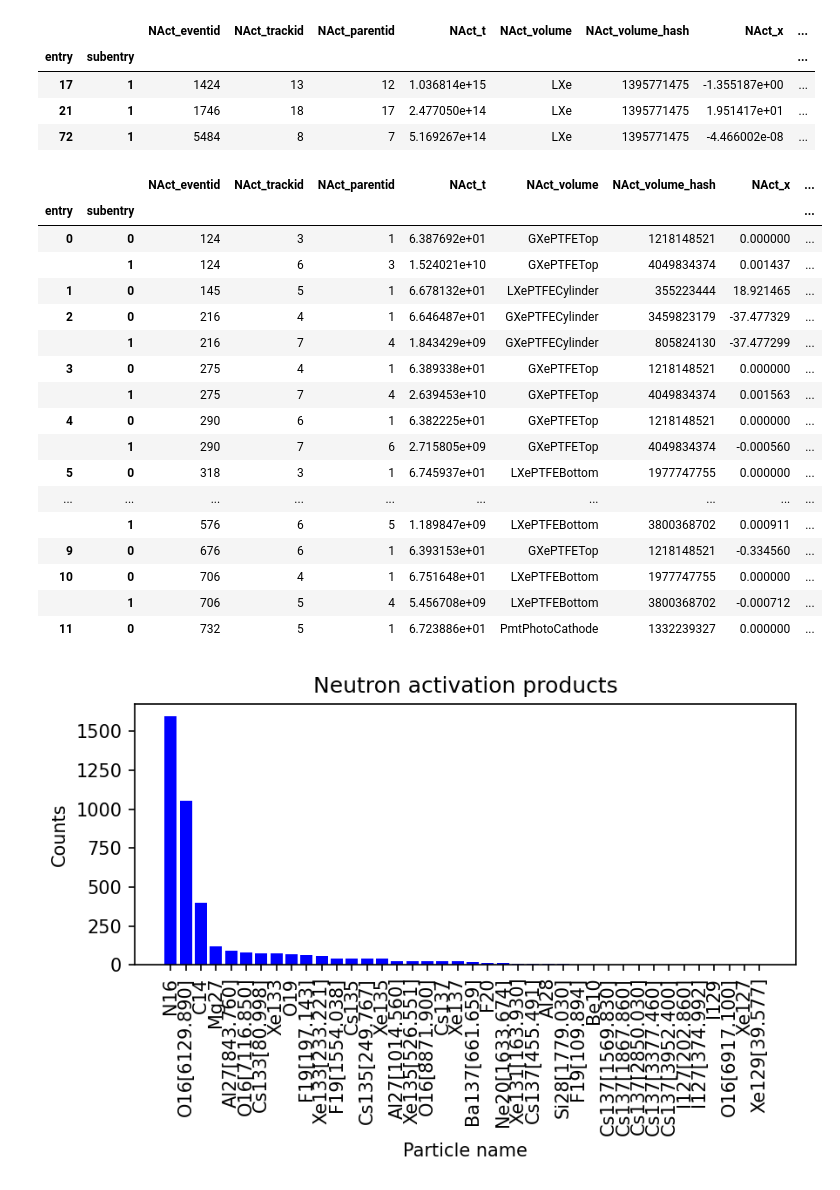
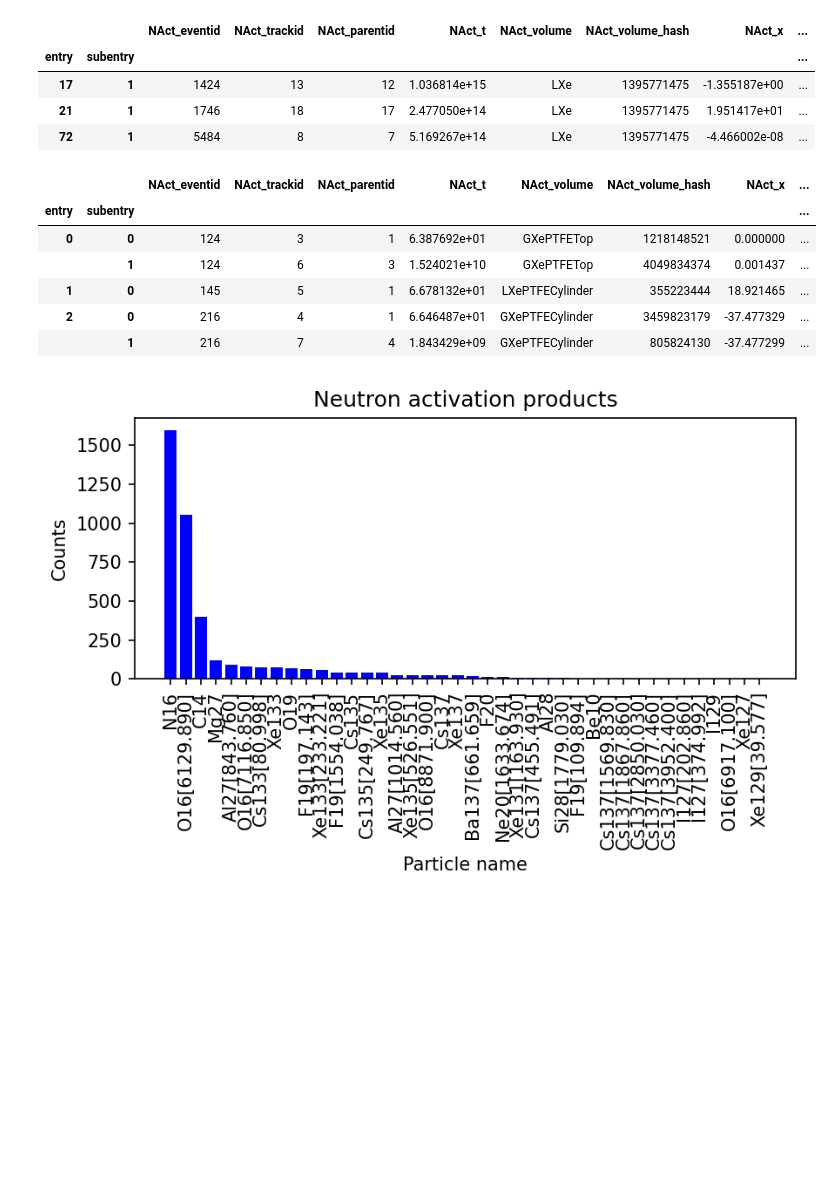
Before and after one commit to B-Koberg/XeSim, a Jupyter notebook: notebooks/Example_analysis.ipynb, the cells around one changed output. Saved outputs shown, nothing was run; the diff lists cells and outputs as text; code cells hidden in the pictures; blank space fills up the shorter version.

```diff
--- a/notebooks/Example_analysis.ipynb
+++ b/notebooks/Example_analysis.ipynb
@@ -329,26 +329,15 @@ Found 76 Xe133 events in the neutron activation data.
 | 21 | 1 | 1746 | 18 | 17 | 2.477050e+14 | LXe | 1395771475 | 1.951417e+01 | ... |
 | 72 | 1 | 5484 | 8 | 7 | 5.169267e+14 | LXe | 1395771475 | -4.466002e-08 | ... |
 # %%
-df_perNeutron.head(20)
+df_perNeutron.head(5)
 # %% [output]
 |  |  | NAct_eventid | NAct_trackid | NAct_parentid | NAct_t | NAct_volume | NAct_volume_hash | NAct_x | ... |
 | entry | subentry |  |  |  |  |  |  |  | ... |
 | 0 | 0 | 124 | 3 | 1 | 6.387692e+01 | GXePTFETop | 1218148521 | 0.000000 | ... |
 |  | 1 | 124 | 6 | 3 | 1.524021e+10 | GXePTFETop | 4049834374 | 0.001437 | ... |
 | 1 | 0 | 145 | 5 | 1 | 6.678132e+01 | LXePTFECylinder | 355223444 | 18.921465 | ... |
 | 2 | 0 | 216 | 4 | 1 | 6.646487e+01 | GXePTFECylinder | 3459823179 | -37.477329 | ... |
 |  | 1 | 216 | 7 | 4 | 1.843429e+09 | GXePTFECylinder | 805824130 | -37.477299 | ... |
-| 3 | 0 | 275 | 4 | 1 | 6.389338e+01 | GXePTFETop | 1218148521 | 0.000000 | ... |
-|  | 1 | 275 | 7 | 4 | 2.639453e+10 | GXePTFETop | 4049834374 | 0.001563 | ... |
-| 4 | 0 | 290 | 6 | 1 | 6.382225e+01 | GXePTFETop | 1218148521 | 0.000000 | ... |
-|  | 1 | 290 | 7 | 6 | 2.715805e+09 | GXePTFETop | 4049834374 | -0.000560 | ... |
-| 5 | 0 | 318 | 3 | 1 | 6.745937e+01 | LXePTFEBottom | 1977747755 | 0.000000 | ... |
-| ... | ... | ... | ... | ... | ... | ... | ... | ... | ... |
-|  | 1 | 576 | 6 | 5 | 1.189847e+09 | LXePTFEBottom | 3800368702 | 0.000911 | ... |
-| 9 | 0 | 676 | 6 | 1 | 6.393153e+01 | GXePTFETop | 1218148521 | -0.334560 | ... |
-| 10 | 0 | 706 | 4 | 1 | 6.751648e+01 | LXePTFEBottom | 1977747755 | 0.000000 | ... |
-|  | 1 | 706 | 5 | 4 | 5.456708e+09 | LXePTFEBottom | 3800368702 | -0.000712 | ... |
-| 11 | 0 | 732 | 5 | 1 | 6.723886e+01 | PmtPhotoCathode | 1332239327 | 0.000000 | ... |
 # %%
 _counts = df_perNeutron['NAct_particle_name'].value_counts().compute()
 
```
Also changed, not shown: parts of 2 cells of this notebook.
